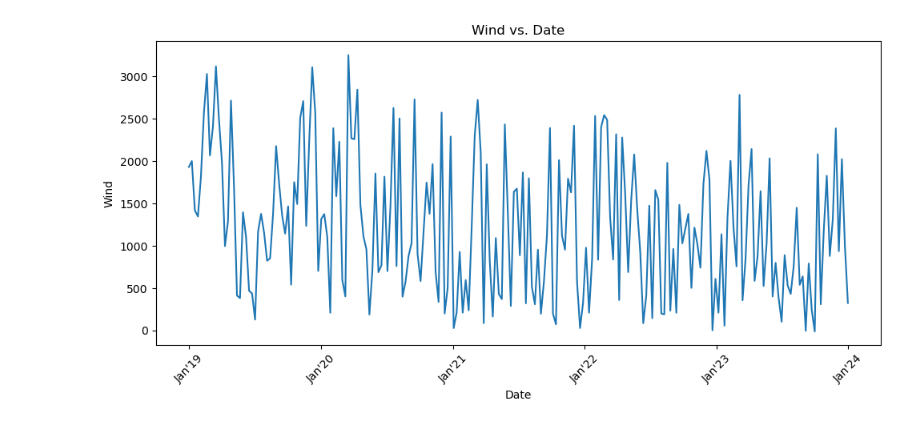
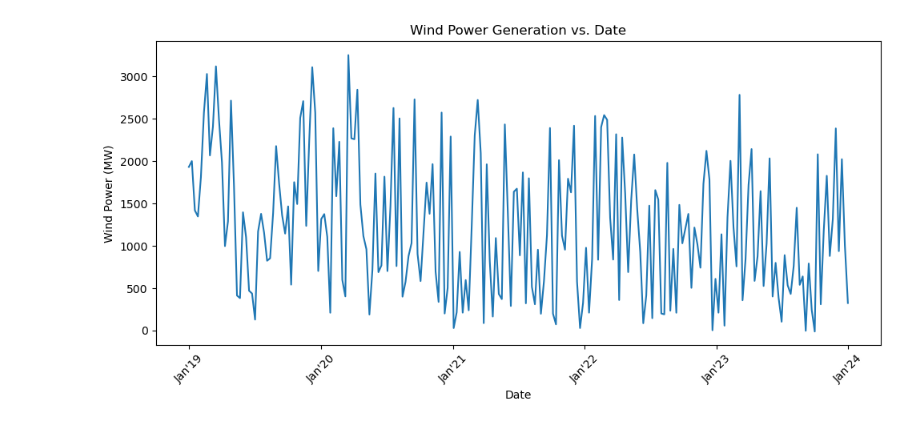
Before and after one commit to AndreaFodor/windPower, a Jupyter notebook: EDA/power_output_trend.ipynb, the cells around one changed output. Drawn from its saved outputs; the diff is of its cells as text; code cells hidden in the pictures.

```diff
--- a/EDA/power_output_trend.ipynb
+++ b/EDA/power_output_trend.ipynb
@@ -78,19 +13,19 @@ df = df.sort_values('Date')
 # %%
 step = 200          # to select rows periodically
 fig, ax = plt.subplots(figsize=(10, 5))
 ax.plot(df['Date'][0:-1:step], df['Wind'][0:-1:step])
 
 # Format x-axis as "Jan'23"
 date_format = mdates.DateFormatter("%b'%y")
 ax.xaxis.set_major_formatter(date_format)
 
 # Optional: rotate x-axis labels for clarity
 plt.xticks(rotation=45)
 plt.xlabel("Date")
-plt.ylabel("Wind")
-plt.title("Wind vs. Date")
+plt.ylabel("Wind Power (MW)")
+plt.title("Wind Power Generation vs. Date")
 
 plt.tight_layout()
 plt.show()
 # %% [output]
-[figure, old version]
+[figure, new version]
```
Also changed, not shown: parts of 14 cells of this notebook, 1 other file.
